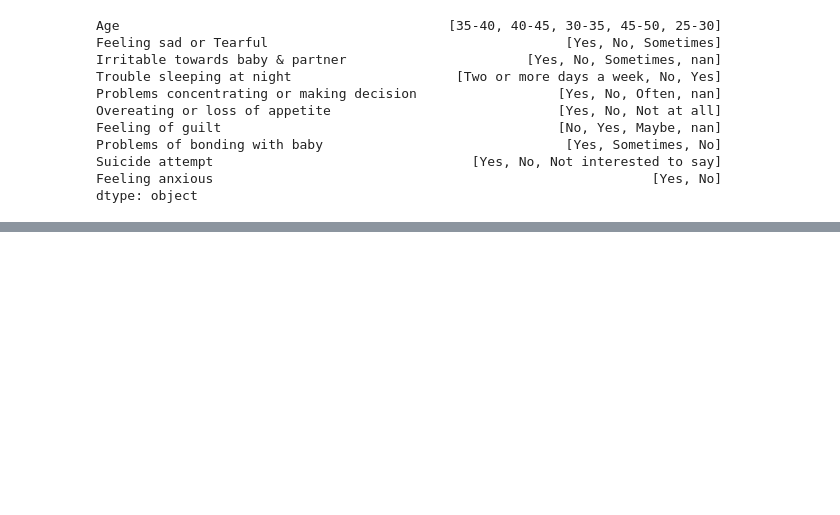
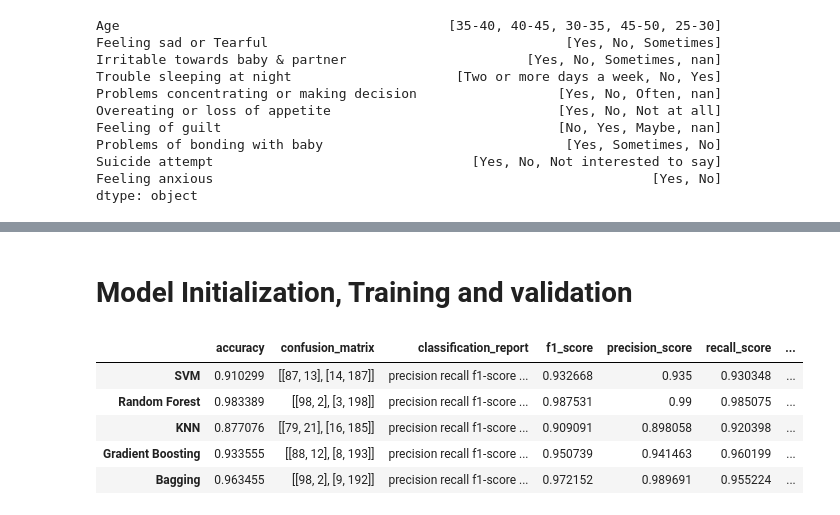
Before and after one commit to sherrywilly/CE880_Case_Study, a Jupyter notebook: case_study.ipynb, the cells around one changed output, grey strips where cells are left out. Cells and saved outputs as stored; diff of their text form; code cells hidden in the pictures; blank space fills up the shorter version.

```diff
--- a/case_study.ipynb
+++ b/case_study.ipynb
@@ -321,0 +371,41 @@ corr.style.background_gradient(cmap='coolwarm')
+# %% [markdown]
+# Model Initialization, Training and validation
+# %%
+models = {
+    "SVM": SVC(),
+    "Random Forest": RandomForestClassifier(
+       class_weight='balanced'
+    ),
+    "KNN": KNeighborsClassifier(),
+    "Gradient Boosting": GradientBoostingClassifier(),
+    "Bagging": BaggingClassifier()
+}
+model_data = {}
+for name, model in models.items():
+    model.fit(X_train, y_train)
+    y_pred = model.predict(X_val)
+    accuracy_score_val = accuracy_score(y_val, y_pred)
+    confusion_matrix_val = confusion_matrix(y_val, y_pred, labels=[0, 1])
+    classification_report_val = classification_report(y_val, y_pred)
+    f1_score_val = f1_score(y_val, y_pred)
+    precision_score_val = precision_score(y_val, y_pred)
+    recall_score_val = recall_score(y_val, y_pred)
+    model_data[name] = {
+        "accuracy": accuracy_score_val,
+        "confusion_matrix": confusion_matrix_val,
+        "classification_report": classification_report_val,
+        "f1_score": f1_score_val,
+        "precision_score": precision_score_val,
+        "recall_score": recall_score_val,
+        "roc_auc_score": roc_auc_score(y_val, y_pred),
+        "log_loss": log_loss(y_val, y_pred)
+    }
+model_data_df = pd.DataFrame(model_data).T
+model_data_df.head(10)
+# %% [output]
+|  | accuracy | confusion_matrix | classification_report | f1_score | precision_score | recall_score | ... |
+| SVM | 0.910299 | [[87, 13], [14, 187]] | precision recall f1-score ... | 0.932668 | 0.935 | 0.930348 | ... |
+| Random Forest | 0.983389 | [[98, 2], [3, 198]] | precision recall f1-score ... | 0.987531 | 0.99 | 0.985075 | ... |
+| KNN | 0.877076 | [[79, 21], [16, 185]] | precision recall f1-score ... | 0.909091 | 0.898058 | 0.920398 | ... |
+| Gradient Boosting | 0.933555 | [[88, 12], [8, 193]] | precision recall f1-score ... | 0.950739 | 0.941463 | 0.960199 | ... |
+| Bagging | 0.963455 | [[98, 2], [9, 192]] | precision recall f1-score ... | 0.972152 | 0.989691 | 0.955224 | ... |
```
Also changed, not shown: parts of 13 cells of this notebook.
